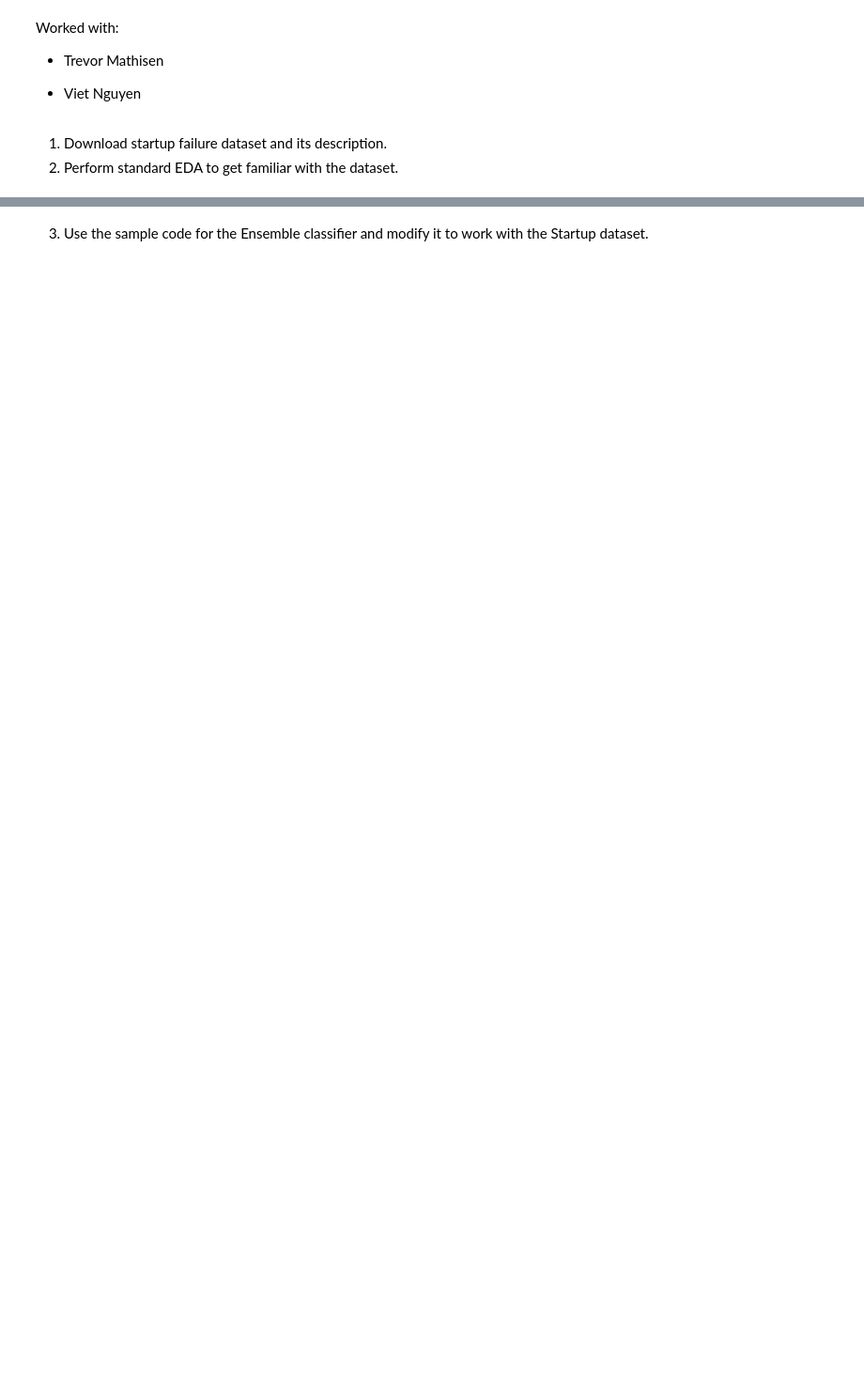
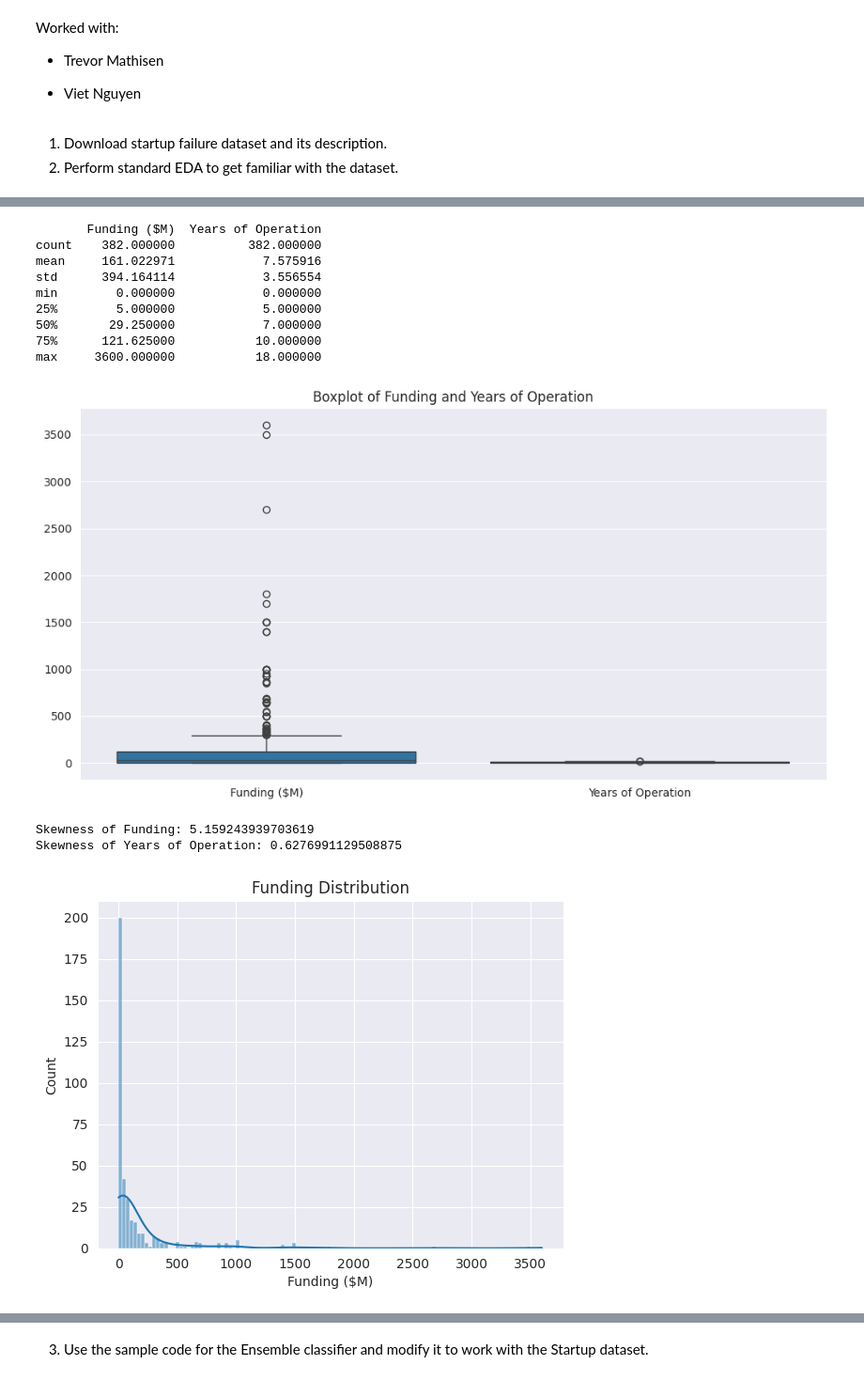
Before and after one commit to Trolann/cmpe188-assignments, a Jupyter notebook: ensemble homework/ensemblemethods_hw.ipynb, the cells around one changed output, grey strips where cells are left out. Shown at 94% size. Saved outputs shown, nothing was run; the diff lists cells and outputs as text; code cells hidden in the pictures; blank space fills up the shorter version.

```diff
--- a/ensemble homework/ensemblemethods_hw.ipynb
+++ b/ensemble homework/ensemblemethods_hw.ipynb
@@ -142,0 +152,34 @@ print(data.head(5))
+# %%
+# Statistics on Funding and Years of Operation to determine if we need to normalize or standardize or nothing
+print(data[['Funding ($M)', 'Years of Operation']].describe())
+# Check for outliers in Funding and Years of Operation
+plt.figure(figsize=(12, 6))
+sns.boxplot(data=data[['Funding ($M)', 'Years of Operation']])
+plt.title('Boxplot of Funding and Years of Operation')
+plt.show()
+# Check for skewness
+print("Skewness of Funding:", data['Funding ($M)'].skew())
+print("Skewness of Years of Operation:", data['Years of Operation'].skew())
+# Check for normality
+sns.histplot(data['Funding ($M)'], kde=True)
+plt.title('Funding Distribution')
+plt.xlabel('Funding ($M)')
+plt.show()
+sns.histplot(data['Years of Operation'], kde=True)
+plt.title('Years of Operation Distribution')
+plt.xlabel('Years of Operation')
+plt.show()
+# %% [output]
+       Funding ($M)  Years of Operation
+count    382.000000          382.000000
+mean     161.022971            7.575916
+std      394.164114            3.556554
+min        0.000000            0.000000
+25%        5.000000            5.000000
+50%       29.250000            7.000000
+75%      121.625000           10.000000
+max     3600.000000           18.000000
+[figure, added]
+Skewness of Funding: 5.159243939703619
+Skewness of Years of Operation: 0.6276991129508875
+[figure, added]
```
Also changed, not shown: parts of 20 cells of this notebook.
